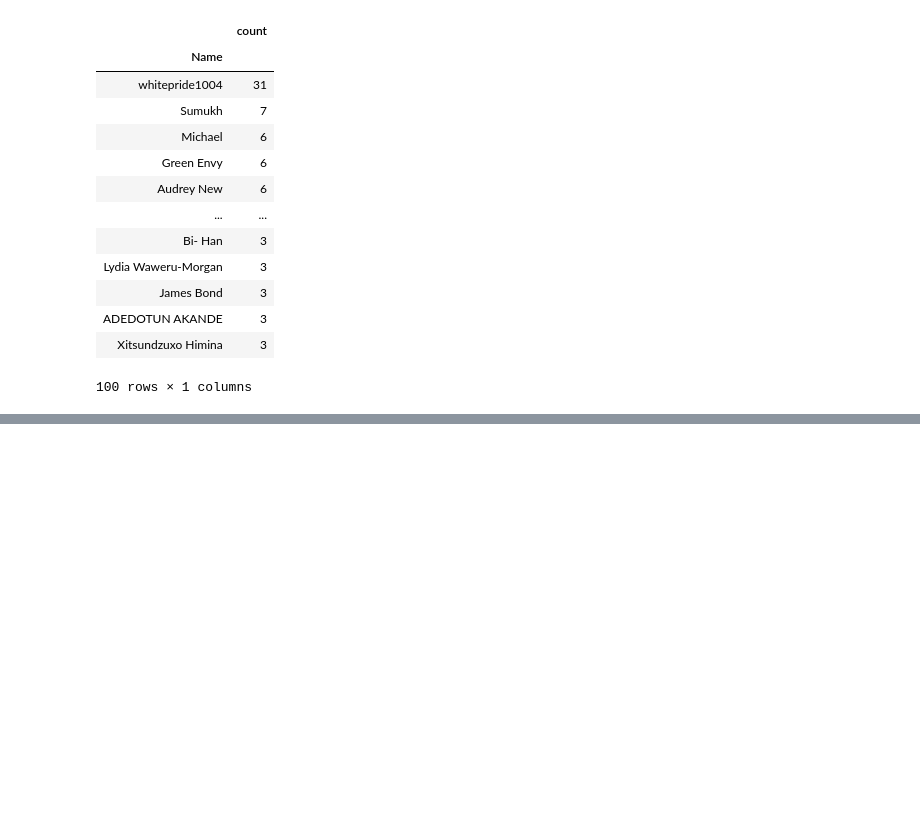
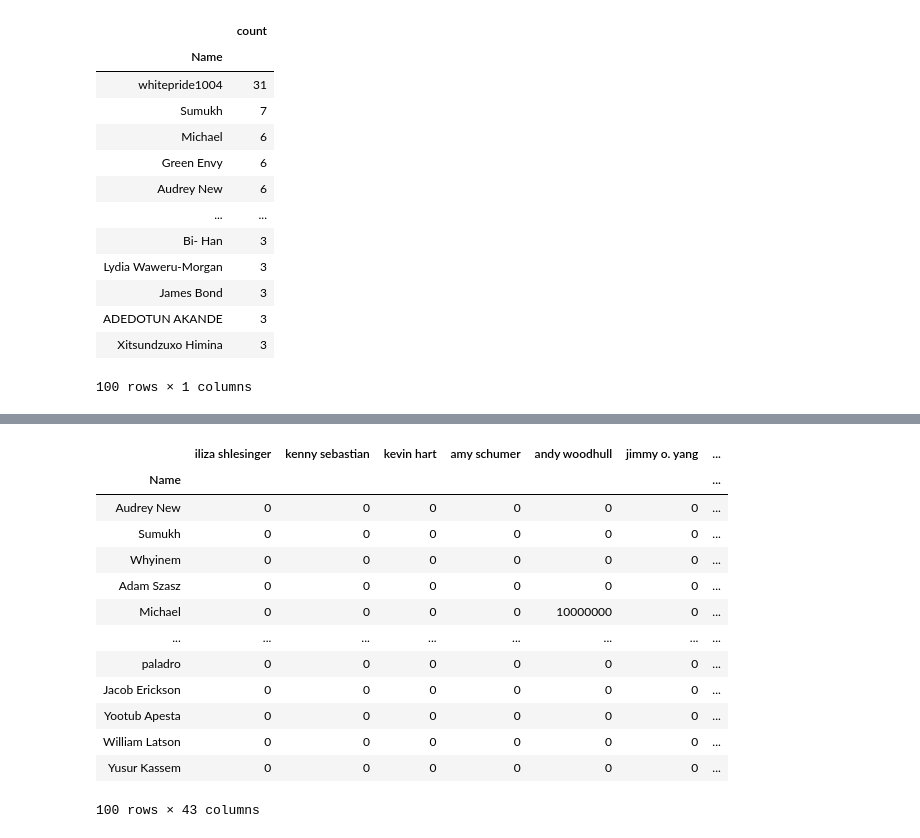
Before and after one commit to k11tqa25/nlp_based_recommender, a Jupyter notebook: User Overlap.ipynb, the cells around one changed output, grey strips where cells are left out. Saved outputs shown, nothing was run; the diff lists cells and outputs as text; code cells hidden in the pictures; blank space fills up the shorter version.

```diff
--- a/User Overlap.ipynb
+++ b/User Overlap.ipynb
@@ -201,0 +383,20 @@ df_name.head(100)
+# %%
+# The way to assign value into the dataframe
+df_ucm.loc['Michael', 'andy woodhull'] = 10000000
+# %%
+df_ucm
+# %% [output]
+|  | iliza shlesinger | kenny sebastian | kevin hart | amy schumer | andy woodhull | jimmy o. yang | ... |
+| Name |  |  |  |  |  |  | ... |
+| Audrey New | 0 | 0 | 0 | 0 | 0 | 0 | ... |
+| Sumukh | 0 | 0 | 0 | 0 | 0 | 0 | ... |
+| Whyinem | 0 | 0 | 0 | 0 | 0 | 0 | ... |
+| Adam Szasz | 0 | 0 | 0 | 0 | 0 | 0 | ... |
+| Michael | 0 | 0 | 0 | 0 | 10000000 | 0 | ... |
+| ... | ... | ... | ... | ... | ... | ... | ... |
+| paladro | 0 | 0 | 0 | 0 | 0 | 0 | ... |
+| Jacob Erickson | 0 | 0 | 0 | 0 | 0 | 0 | ... |
+| Yootub Apesta | 0 | 0 | 0 | 0 | 0 | 0 | ... |
+| William Latson | 0 | 0 | 0 | 0 | 0 | 0 | ... |
+| Yusur Kassem | 0 | 0 | 0 | 0 | 0 | 0 | ... |
+100 rows × 43 columns
```
Also changed, not shown: parts of 17 cells of this notebook, 5 other files.
